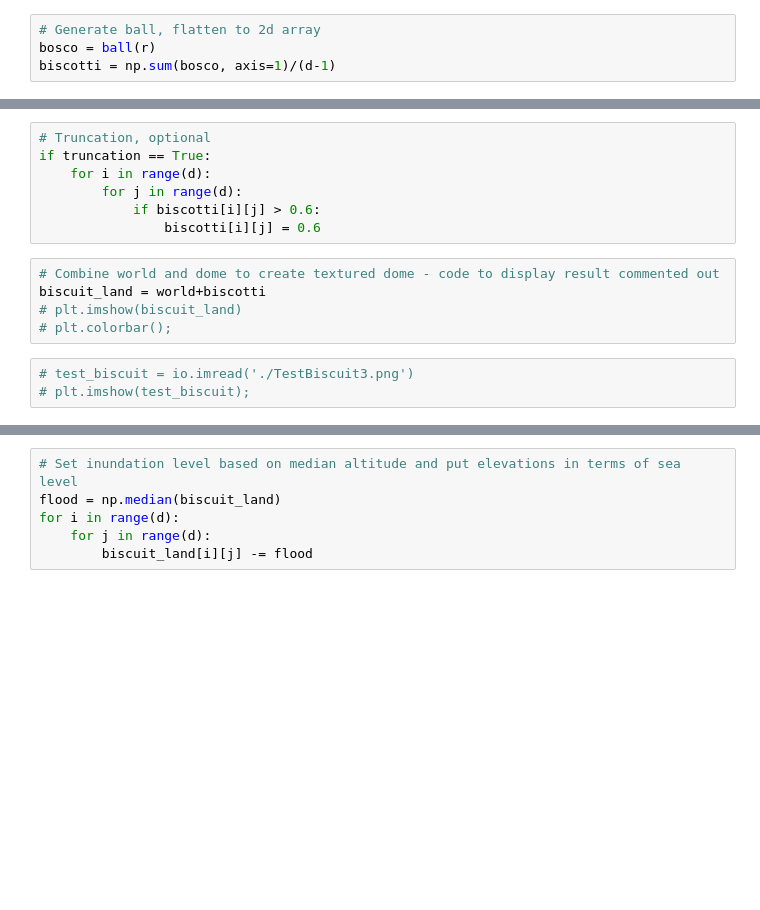
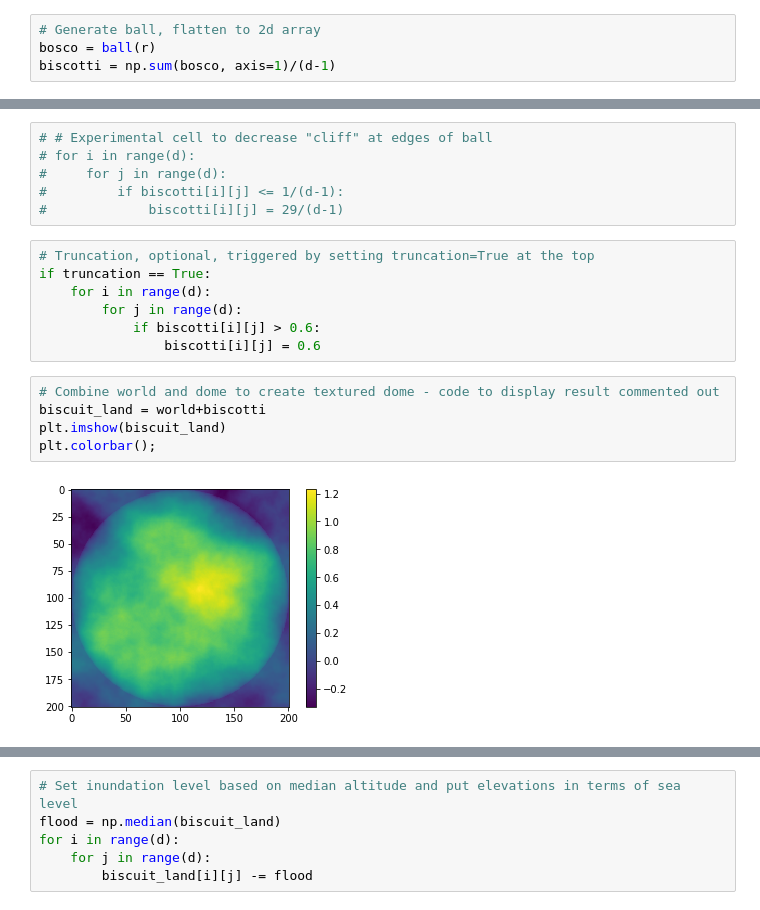
Before and after one commit to peckben1/IslandMaker, a Jupyter notebook: PerlinBlessed.ipynb, the cells around one changed output, grey strips where cells are left out. Cells and saved outputs as stored; diff of their text form; blank space fills up the shorter version.

```diff
--- a/PerlinBlessed.ipynb
+++ b/PerlinBlessed.ipynb
@@ -161,5 +168,11 @@ biscotti = np.sum(bosco, axis=1)/(d-1)
+# %%
+# # Experimental cell to decrease "cliff" at edges of ball
+# for i in range(d):
+#     for j in range(d):
+#         if biscotti[i][j] <= 1/(d-1):
+#             biscotti[i][j] = 29/(d-1)
 # %%
-# Truncation, optional
+# Truncation, optional, triggered by setting truncation=True at the top
 if truncation == True:
     for i in range(d):
         for j in range(d):
@@ -168,9 +181,8 @@ if truncation == True:
 # %%
 # Combine world and dome to create textured dome - code to display result commented out
 biscuit_land = world+biscotti
-# plt.imshow(biscuit_land)
-# plt.colorbar();
+plt.imshow(biscuit_land)
+plt.colorbar();
+# %% [output]
+[figure, added]
-# %%
-# test_biscuit = io.imread('./TestBiscuit3.png')
-# plt.imshow(test_biscuit);
 # %%
```
Also changed, not shown: parts of 22 cells of this notebook.
